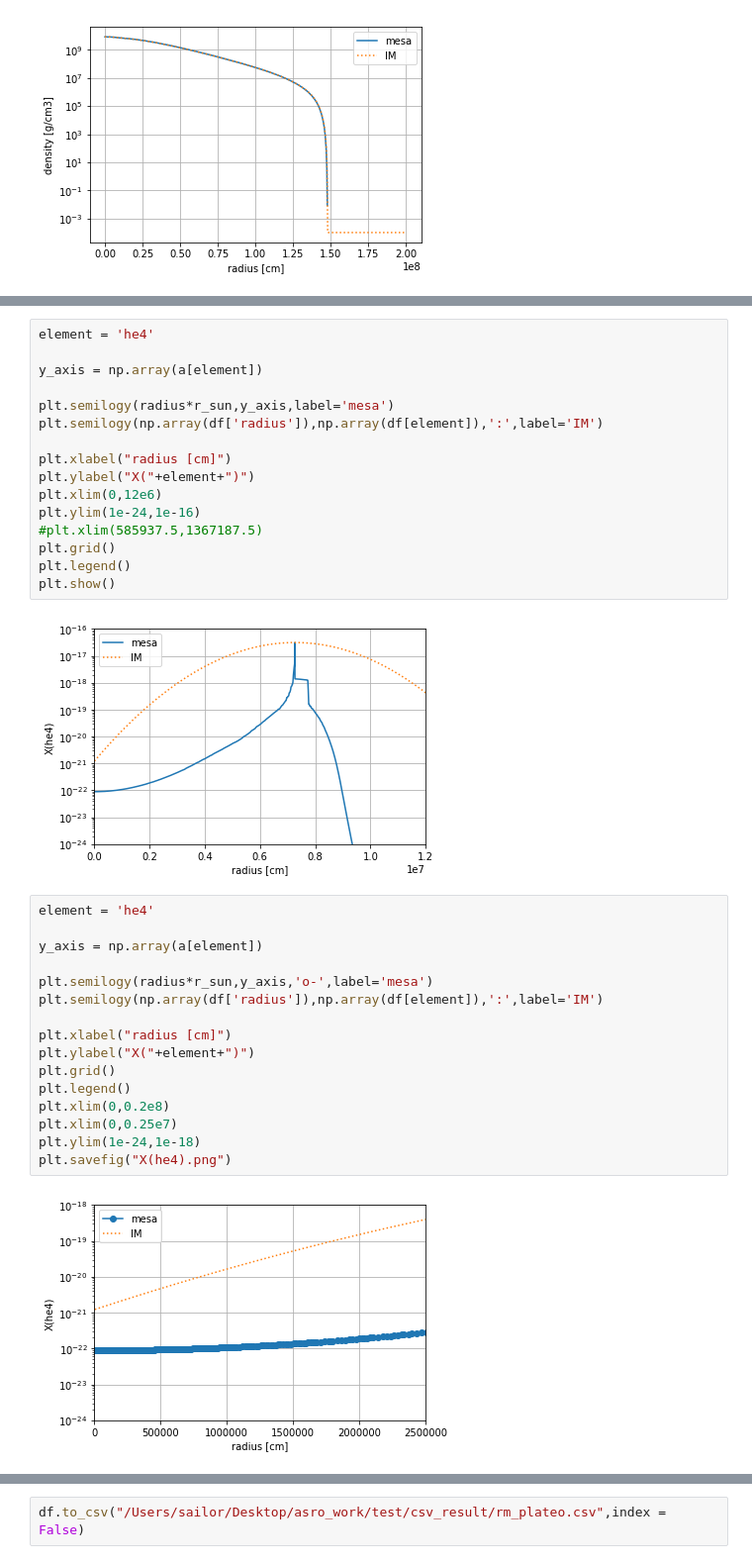
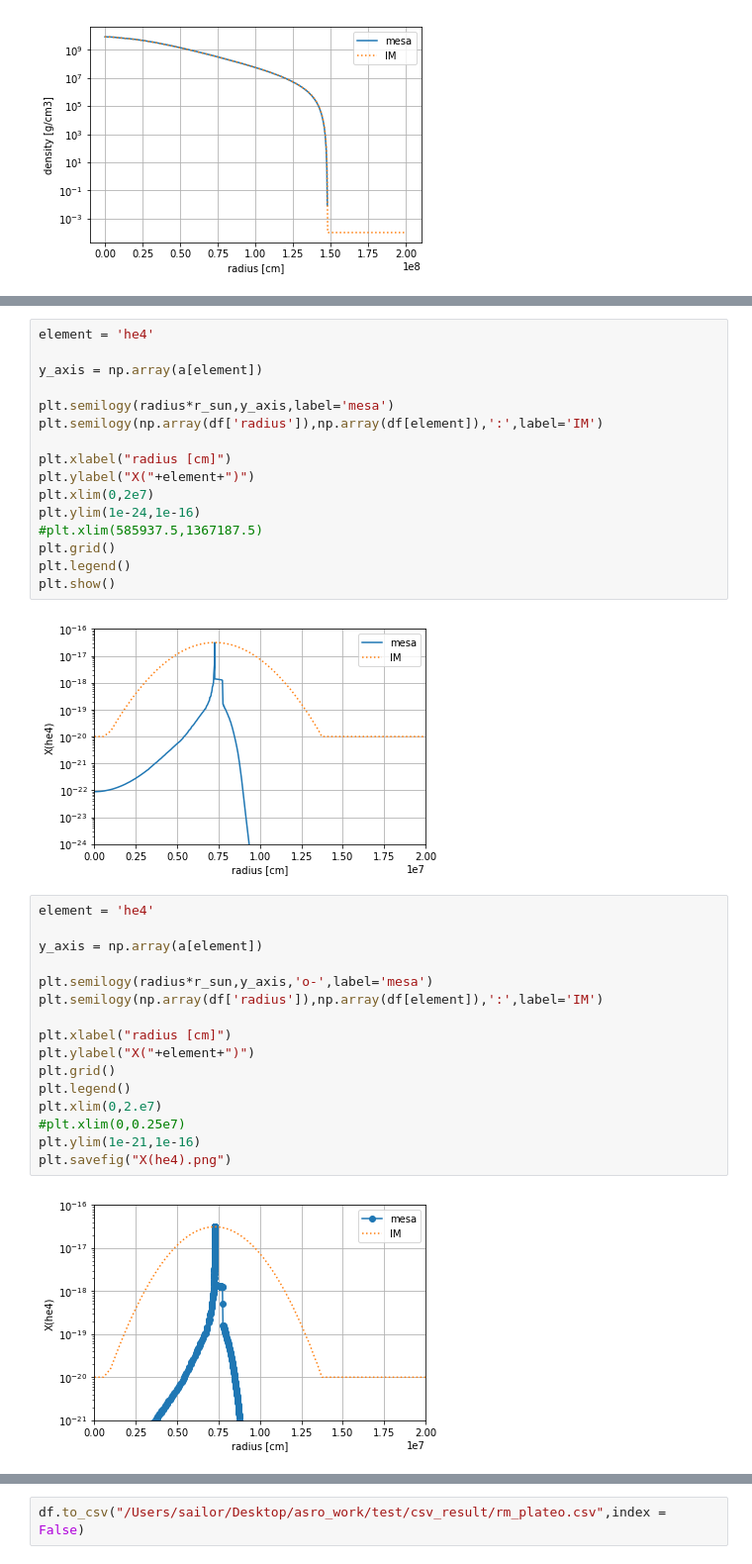
Before and after one commit to XinlongSBU/xinlong_file, a Jupyter notebook: initial-model_prepare/compare_initial-model_MESA.ipynb, the cells around one changed output, grey strips where cells are left out. Shown at 99% size. Cells and saved outputs as stored; diff of their text form.

```diff
--- a/initial-model_prepare/compare_initial-model_MESA.ipynb
+++ b/initial-model_prepare/compare_initial-model_MESA.ipynb
@@ -261,32 +261,32 @@ plt.semilogy(np.array(df['radius']),np.array(df[element]),':',label='IM')
 
 plt.xlabel("radius [cm]")
 plt.ylabel("X("+element+")")
-plt.xlim(0,12e6)
+plt.xlim(0,2e7)
 plt.ylim(1e-24,1e-16)
 #plt.xlim(585937.5,1367187.5)
 plt.grid()
 plt.legend()
 plt.show()
 # %% [output]
-[figure, old version]
+[figure, new version]
 # %%
 element = 'he4'
 
 y_axis = np.array(a[element])
 
 plt.semilogy(radius*r_sun,y_axis,'o-',label='mesa')
 plt.semilogy(np.array(df['radius']),np.array(df[element]),':',label='IM')
 
 plt.xlabel("radius [cm]")
 plt.ylabel("X("+element+")")
 plt.grid()
 plt.legend()
-plt.xlim(0,0.2e8)
-plt.xlim(0,0.25e7)
-plt.ylim(1e-24,1e-18)
+plt.xlim(0,2.e7)
+#plt.xlim(0,0.25e7)
+plt.ylim(1e-21,1e-16)
 plt.savefig("X(he4).png")
 # %% [output]
-[figure, old version]
+[figure, new version]
 # %%
 element = 'f20'
 
```
Also changed, not shown: parts of 14 cells of this notebook, 14 other files.
